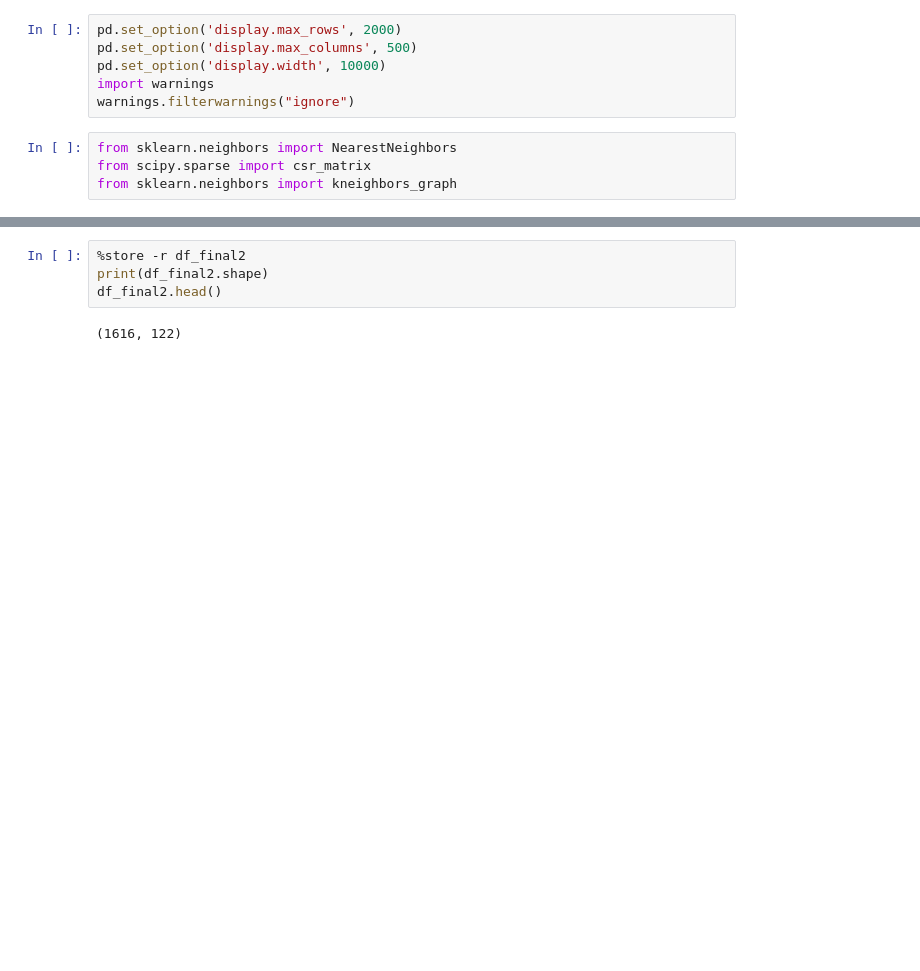
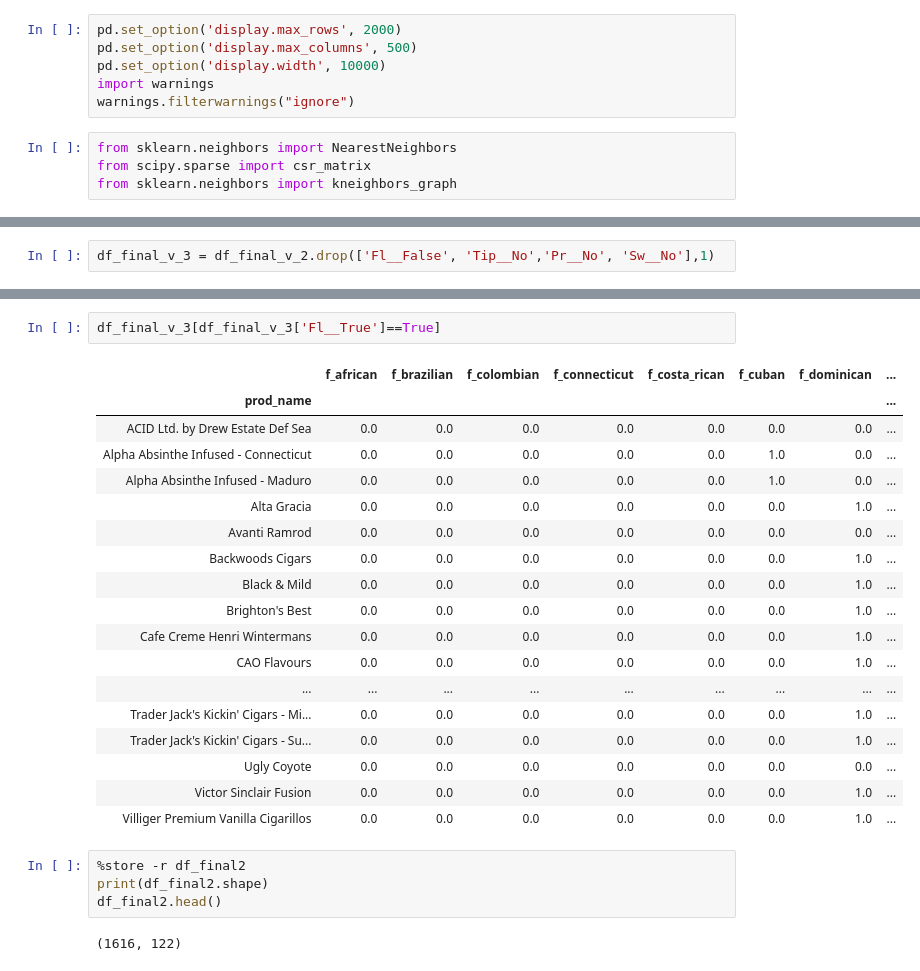
Before and after one commit to SteveRNewman/cigar_recommender, a Jupyter notebook: Model.ipynb, the cells around one changed output, grey strips where cells are left out. Cells and saved outputs as stored; diff of their text form; blank space fills up the shorter version.

```diff
--- a/Model.ipynb
+++ b/Model.ipynb
@@ -13,0 +27,2 @@ from sklearn.neighbors import kneighbors_graph
+# %%
+df_final_v_3 = df_final_v_2.drop(['Fl__False', 'Tip__No','Pr__No', 'Sw__No'],1)
@@ -14,3 +45,24 @@ from sklearn.neighbors import kneighbors_graph
+# %%
+df_final_v_3[df_final_v_3['Fl__True']==True]
+# %% [output]
+|  | f_african | f_brazilian | f_colombian | f_connecticut | f_costa_rican | f_cuban | f_dominican | ... |
+| prod_name |  |  |  |  |  |  |  | ... |
+| ACID Ltd. by Drew Estate Def Sea | 0.0 | 0.0 | 0.0 | 0.0 | 0.0 | 0.0 | 0.0 | ... |
+| Alpha Absinthe Infused - Connecticut | 0.0 | 0.0 | 0.0 | 0.0 | 0.0 | 1.0 | 0.0 | ... |
+| Alpha Absinthe Infused - Maduro | 0.0 | 0.0 | 0.0 | 0.0 | 0.0 | 1.0 | 0.0 | ... |
+| Alta Gracia | 0.0 | 0.0 | 0.0 | 0.0 | 0.0 | 0.0 | 1.0 | ... |
+| Avanti Ramrod | 0.0 | 0.0 | 0.0 | 0.0 | 0.0 | 0.0 | 0.0 | ... |
+| Backwoods Cigars | 0.0 | 0.0 | 0.0 | 0.0 | 0.0 | 0.0 | 1.0 | ... |
+| Black & Mild | 0.0 | 0.0 | 0.0 | 0.0 | 0.0 | 0.0 | 1.0 | ... |
+| Brighton's Best | 0.0 | 0.0 | 0.0 | 0.0 | 0.0 | 0.0 | 1.0 | ... |
+| Cafe Creme Henri Wintermans | 0.0 | 0.0 | 0.0 | 0.0 | 0.0 | 0.0 | 1.0 | ... |
+| CAO Flavours | 0.0 | 0.0 | 0.0 | 0.0 | 0.0 | 0.0 | 1.0 | ... |
+| ... | ... | ... | ... | ... | ... | ... | ... | ... |
+| Trader Jack's Kickin' Cigars - Mi... | 0.0 | 0.0 | 0.0 | 0.0 | 0.0 | 0.0 | 1.0 | ... |
+| Trader Jack's Kickin' Cigars - Su... | 0.0 | 0.0 | 0.0 | 0.0 | 0.0 | 0.0 | 1.0 | ... |
+| Ugly Coyote | 0.0 | 0.0 | 0.0 | 0.0 | 0.0 | 0.0 | 0.0 | ... |
+| Victor Sinclair Fusion | 0.0 | 0.0 | 0.0 | 0.0 | 0.0 | 0.0 | 1.0 | ... |
+| Villiger Premium Vanilla Cigarillos | 0.0 | 0.0 | 0.0 | 0.0 | 0.0 | 0.0 | 1.0 | ... |
 # %%
 %store -r df_final2
 print(df_final2.shape)
```
Also changed, not shown: parts of 10 cells of this notebook.
